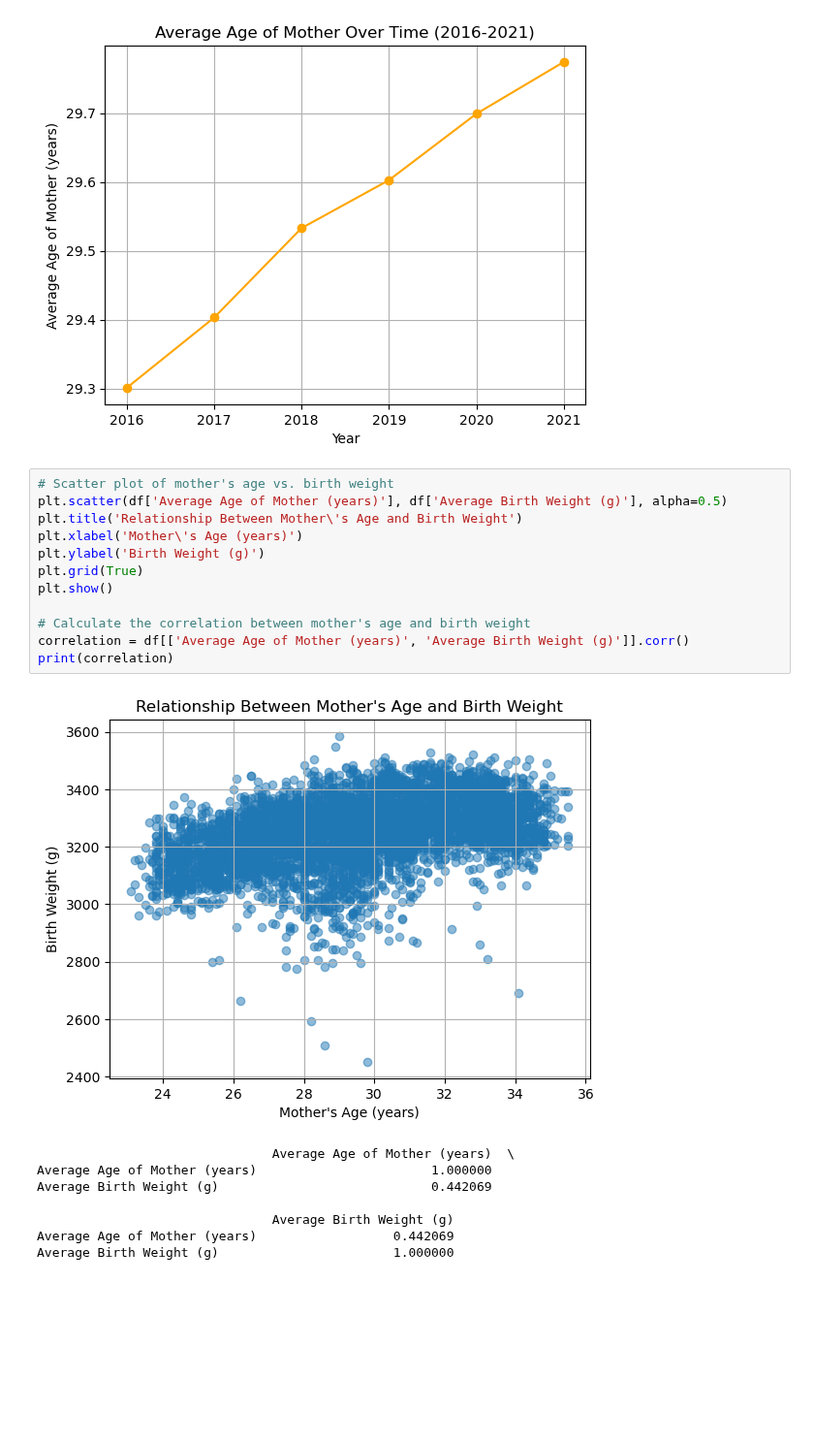
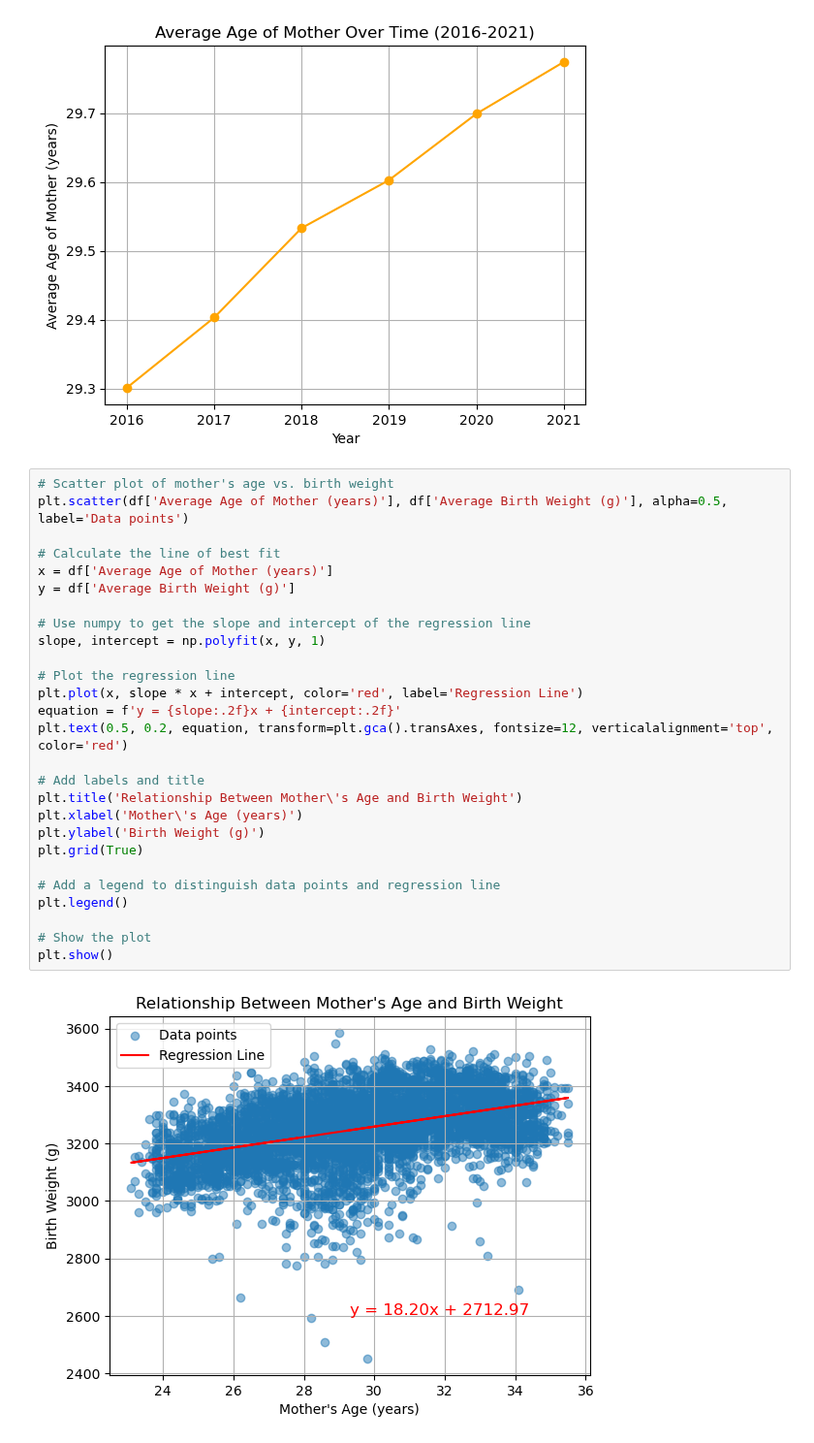
Before and after one commit to micah-11101/US-Birth-Analysis, a Jupyter notebook: JupyterNotebooks/Kat.ipynb, the cells around one changed output. Shown at 97% size. Saved outputs shown, nothing was run; the diff lists cells and outputs as text; blank space fills up the shorter version.

```diff
--- a/JupyterNotebooks/Kat.ipynb
+++ b/JupyterNotebooks/Kat.ipynb
@@ -91,22 +92,30 @@ plt.show()
 [figure]
 # %%
 # Scatter plot of mother's age vs. birth weight
-plt.scatter(df['Average Age of Mother (years)'], df['Average Birth Weight (g)'], alpha=0.5)
+plt.scatter(df['Average Age of Mother (years)'], df['Average Birth Weight (g)'], alpha=0.5, label='Data points')
+
+# Calculate the line of best fit
+x = df['Average Age of Mother (years)']
+y = df['Average Birth Weight (g)']
+
+# Use numpy to get the slope and intercept of the regression line
+slope, intercept = np.polyfit(x, y, 1)
+
+# Plot the regression line
+plt.plot(x, slope * x + intercept, color='red', label='Regression Line')
+equation = f'y = {slope:.2f}x + {intercept:.2f}'
+plt.text(0.5, 0.2, equation, transform=plt.gca().transAxes, fontsize=12, verticalalignment='top', color='red')
+
+# Add labels and title
 plt.title('Relationship Between Mother\'s Age and Birth Weight')
 plt.xlabel('Mother\'s Age (years)')
 plt.ylabel('Birth Weight (g)')
 plt.grid(True)
+
+# Add a legend to distinguish data points and regression line
+plt.legend()
+
+# Show the plot
 plt.show()
-
-# Calculate the correlation between mother's age and birth weight
-correlation = df[['Average Age of Mother (years)', 'Average Birth Weight (g)']].corr()
-print(correlation)
 # %% [output]
-[figure, old version]
+[figure, new version]
-                               Average Age of Mother (years)  \
-Average Age of Mother (years)                       1.000000
-Average Birth Weight (g)                            0.442069
-
-                               Average Birth Weight (g)
-Average Age of Mother (years)                  0.442069
-Average Birth Weight (g)                       1.000000
```
Also changed, not shown: parts of 1 cell of this notebook.
